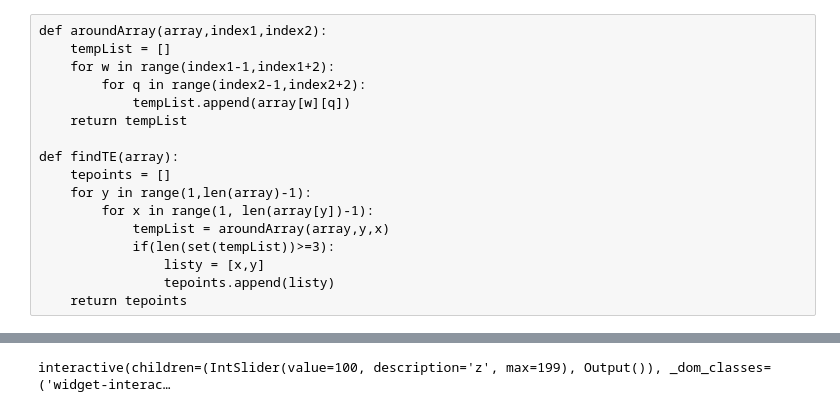
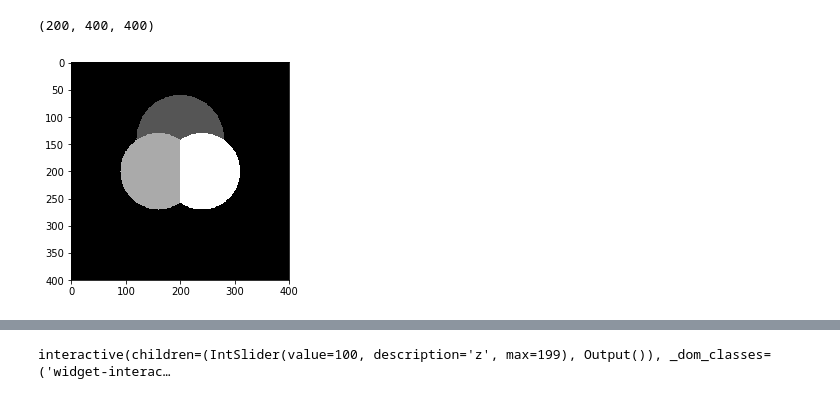
Before and after one commit to amarallab/pyCFI, a Jupyter notebook: notebooks/dev_anglesH.ipynb, the cells around one changed output, grey strips where cells are left out. Cells and saved outputs as stored; diff of their text form; code cells hidden in the pictures.

```diff
--- a/notebooks/dev_anglesH.ipynb
+++ b/notebooks/dev_anglesH.ipynb
@@ -7,8 +7,8 @@ import matplotlib.pyplot as plt
 from skimage import io
 from ipywidgets import interact
 # %%
-im = io.imread('../../../ForceInferenceProject/Data/Generated/two_touching_spheres_aniso.tif')
-
+im = io.imread('../../../ForceInferenceProject/Data/Generated/three_intersecting_spheres_aniso.tif')
+print(im.shape)
 plt.figure()
 plt.imshow(im[100],cmap='gray')
 plt.show()
@@ -18,20 +16,5 @@ plt.show()
+(200, 400, 400)
+[figure, added]
-# %% [raw]
-def aroundArray(array,index1,index2):
-    tempList = []
-    for w in range(index1-1,index1+2):
-        for q in range(index2-1,index2+2):
-            tempList.append(array[w][q])
-    return tempList
-
-def findTE(array):
-    tepoints = []
-    for y in range(1,len(array)-1):
-        for x in range(1, len(array[y])-1):
-            tempList = aroundArray(array,y,x)
-            if(len(set(tempList))>=3):
-                listy = [x,y]
-                tepoints.append(listy)
-    return tepoints
 # %%
 def aroundArray(image,zIndex,yIndex,xIndex):
     tempList = []
```
Also changed, not shown: parts of 11 cells of this notebook.
